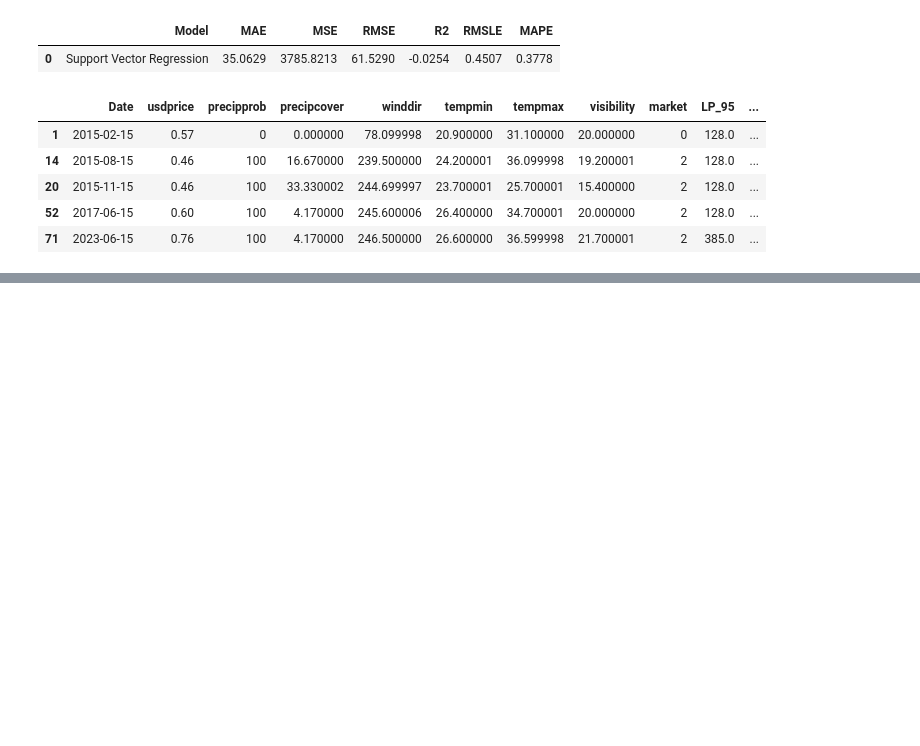
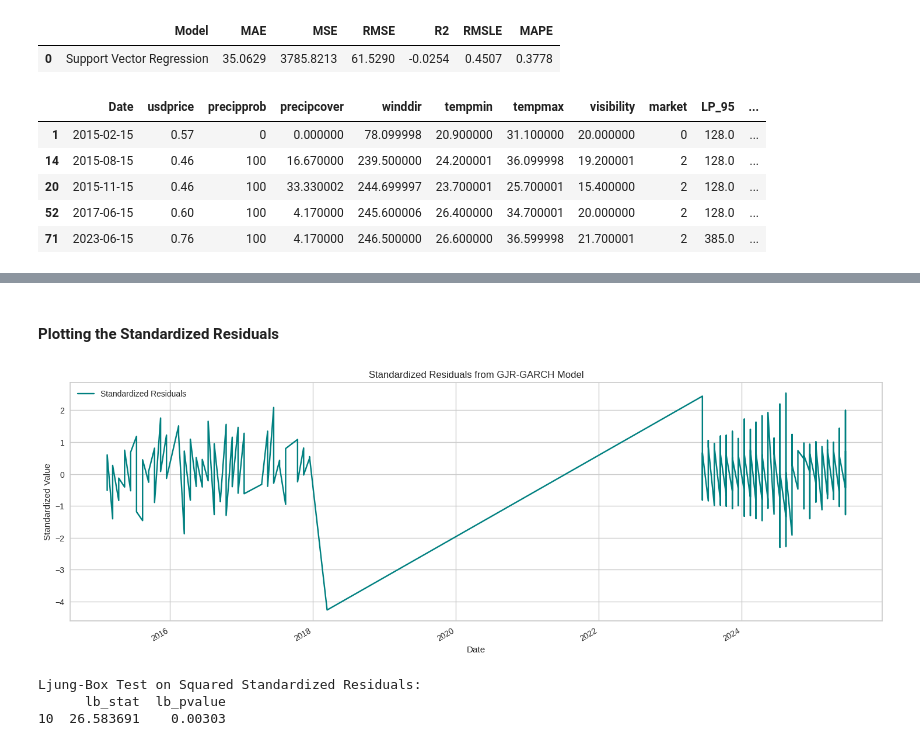
Before and after one commit to DVIlangamge/FYP--Rice-Price-Volatility-Analysis-and-Forecasting, a Jupyter notebook: FYP_Rice_price_predictions.ipynb, the cells around one changed output, grey strips where cells are left out. Cells and saved outputs as stored; diff of their text form; code cells hidden in the pictures; blank space fills up the shorter version.

```diff
--- a/FYP_Rice_price_predictions.ipynb
+++ b/FYP_Rice_price_predictions.ipynb
@@ -2352,0 +2621,27 @@ fig.show()
+# %% [markdown]
+#### Plotting the Standardized Residuals
+# %%
+# Plot the standardized residuals from the GJR-GARCH model
+plt.figure(figsize=(16, 6))
+egarch_result.std_resid.plot(label='Standardized Residuals', color='teal')
+plt.title('Standardized Residuals from GJR-GARCH Model')
+plt.ylabel('Standardized Value')
+plt.xlabel('Date')
+plt.legend()
+plt.show()
+# %% [output]
+[figure, added]
+# %%
+# Import the Ljung-Box test
+from statsmodels.stats.diagnostic import acorr_ljungbox
+
+# Perform the Ljung-Box test on the squared standardized residuals
+lb_test_diag = acorr_ljungbox(egarch_result.std_resid**2, lags=[10], return_df=True)
+
+# Print the results
+print("Ljung-Box Test on Squared Standardized Residuals:")
+print(lb_test_diag)
+# %% [output]
+Ljung-Box Test on Squared Standardized Residuals:
+      lb_stat  lb_pvalue
+10  26.583691    0.00303
```
Also changed, not shown: parts of 57 cells of this notebook.
